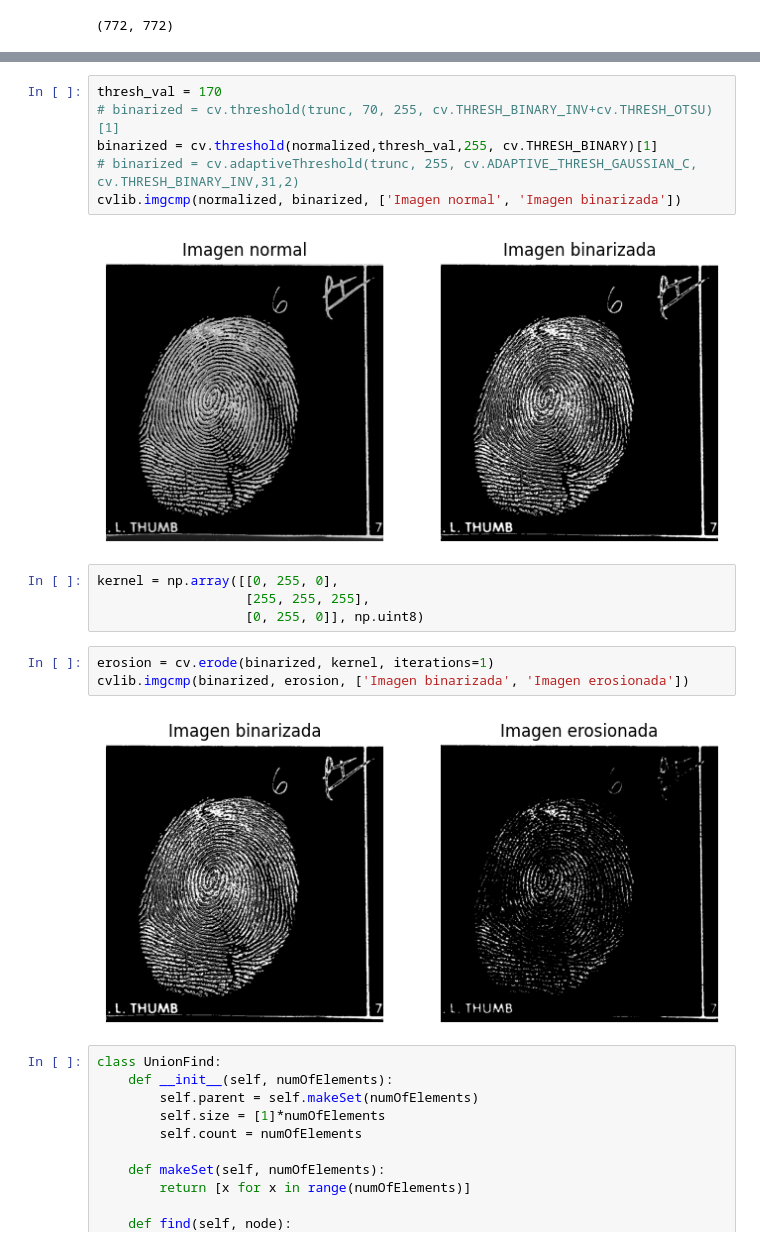
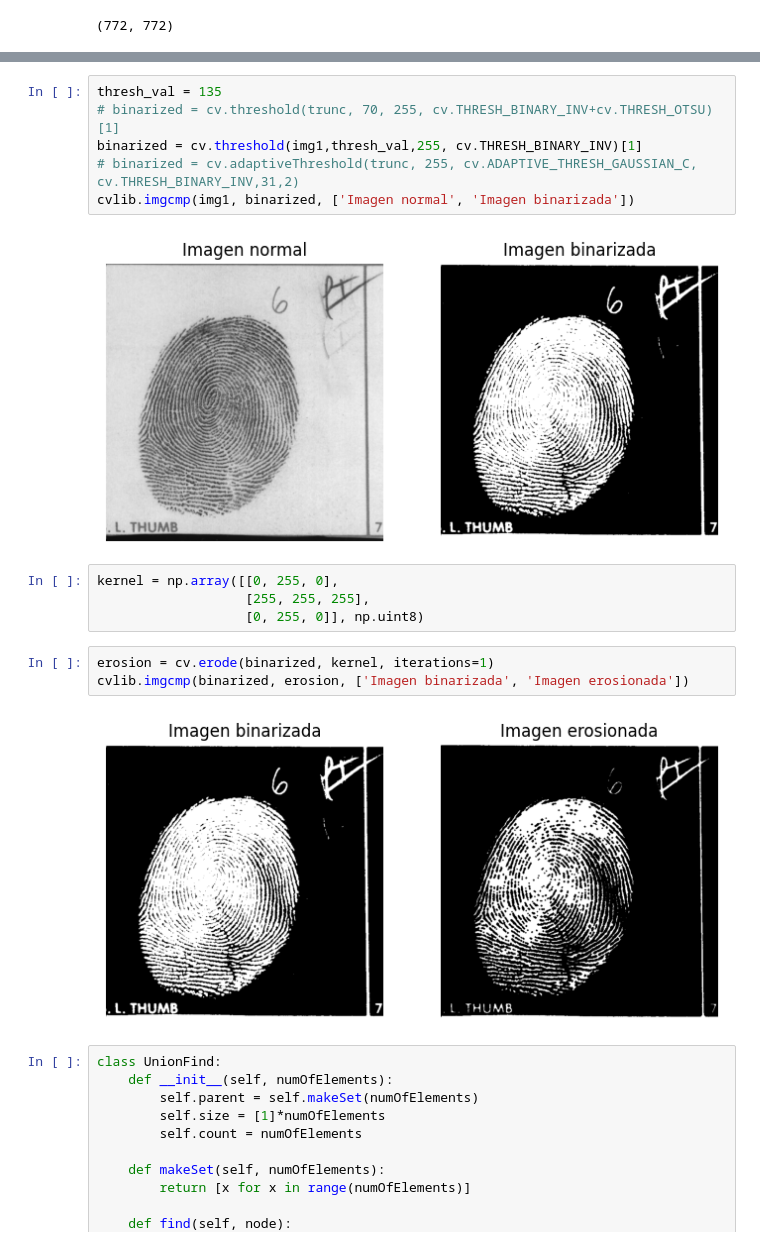
Before and after one commit to mp4402/pythonPrograms, a Jupyter notebook: computerVision2023/laboratorios/laboratorio.ipynb, the cells around one changed output, grey strips where cells are left out. Cells and saved outputs as stored; diff of their text form.

```diff
--- a/computerVision2023/laboratorios/laboratorio.ipynb
+++ b/computerVision2023/laboratorios/laboratorio.ipynb
@@ -62,11 +55,11 @@ cvlib.imgcmp(to_zero, normalized, ['Imagen normal', 'Imagen normalizada'])
 # %%
-thresh_val = 170
+thresh_val = 135
 # binarized = cv.threshold(trunc, 70, 255, cv.THRESH_BINARY_INV+cv.THRESH_OTSU)[1]
-binarized = cv.threshold(normalized,thresh_val,255, cv.THRESH_BINARY)[1]
+binarized = cv.threshold(img1,thresh_val,255, cv.THRESH_BINARY_INV)[1]
 # binarized = cv.adaptiveThreshold(trunc, 255, cv.ADAPTIVE_THRESH_GAUSSIAN_C, cv.THRESH_BINARY_INV,31,2)
-cvlib.imgcmp(normalized, binarized, ['Imagen normal', 'Imagen binarizada'])
+cvlib.imgcmp(img1, binarized, ['Imagen normal', 'Imagen binarizada'])
 # %% [output]
-[figure, old version]
+[figure, new version]
 # %%
 kernel = np.array([[0, 255, 0],
                    [255, 255, 255],
@@ -75,7 +68,7 @@ kernel = np.array([[0, 255, 0],
 erosion = cv.erode(binarized, kernel, iterations=1)
 cvlib.imgcmp(binarized, erosion, ['Imagen binarizada', 'Imagen erosionada'])
 # %% [output]
-[figure, old version]
+[figure, new version]
 # %%
 class UnionFind:
     def __init__(self, numOfElements):
```
Also changed, not shown: parts of 5 cells of this notebook, 2 other files.
